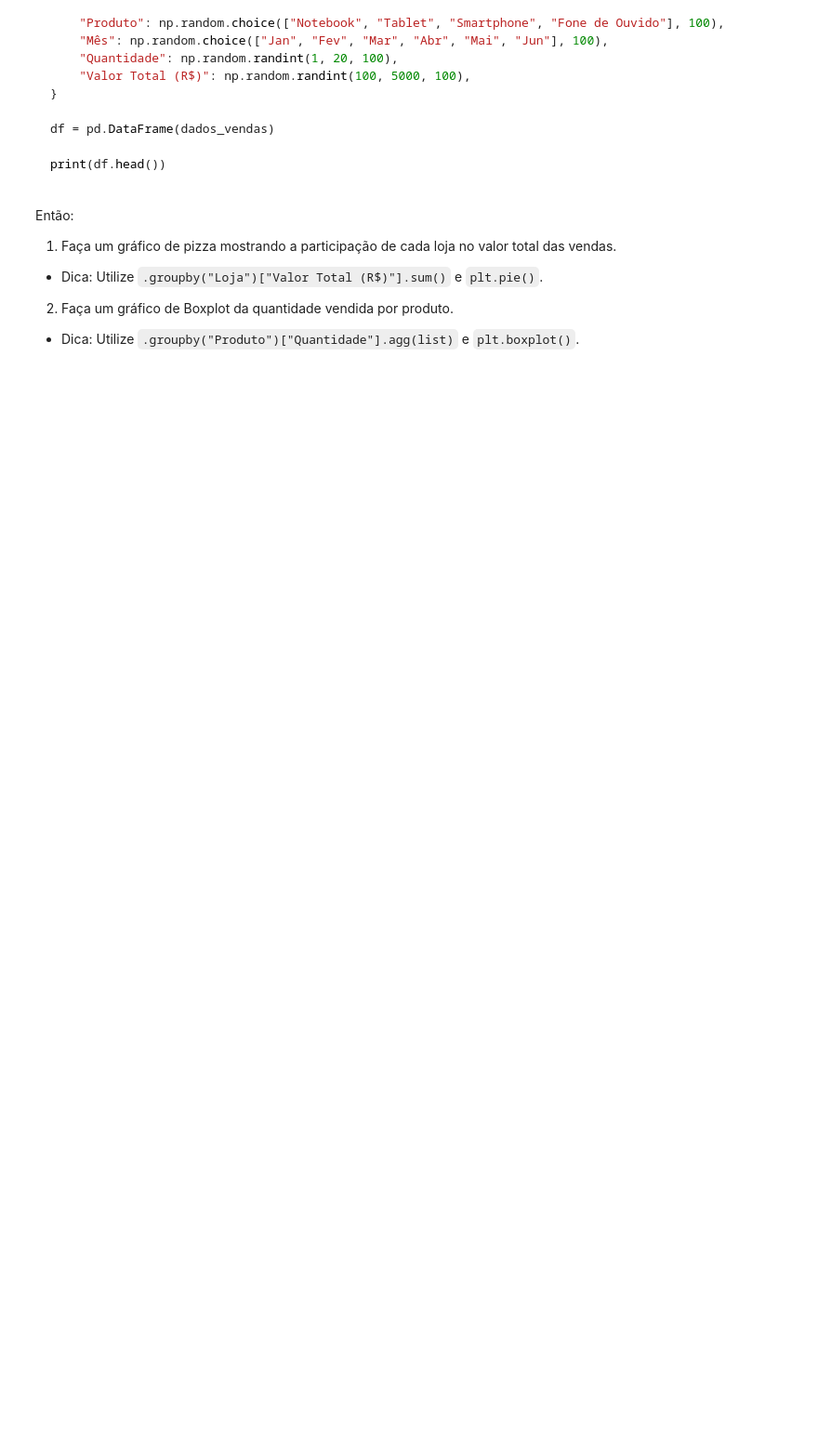
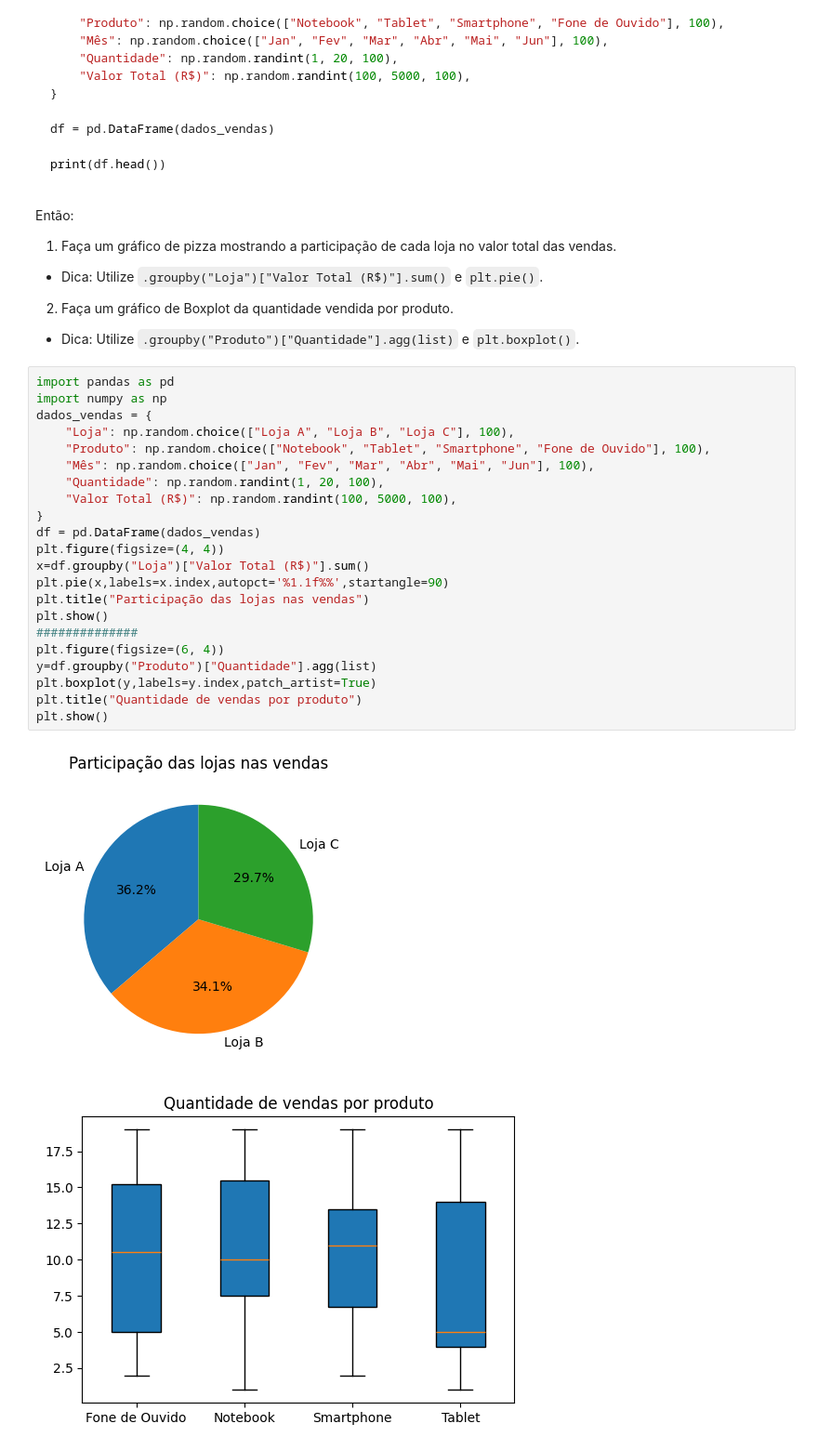
Before and after one commit to py241012525/CEE2, a Jupyter notebook: aulas.ipynb, the cells around one changed output. Shown: that part at 93% size. Saved outputs shown, nothing was run; the diff lists cells and outputs as text; blank space fills up the shorter version.

```diff
--- a/aulas.ipynb
+++ b/aulas.ipynb
@@ -4343,3 +4382,28 @@ Então:
 2. Faça um gráfico de Boxplot da quantidade vendida por produto.
 
   * Dica: Utilize `.groupby("Produto")["Quantidade"].agg(list)` e `plt.boxplot()`.
+# %%
+import pandas as pd
+import numpy as np
+dados_vendas = {
+    "Loja": np.random.choice(["Loja A", "Loja B", "Loja C"], 100),
+    "Produto": np.random.choice(["Notebook", "Tablet", "Smartphone", "Fone de Ouvido"], 100),
+    "Mês": np.random.choice(["Jan", "Fev", "Mar", "Abr", "Mai", "Jun"], 100),
+    "Quantidade": np.random.randint(1, 20, 100),
+    "Valor Total (R$)": np.random.randint(100, 5000, 100),
+}
+df = pd.DataFrame(dados_vendas)
+plt.figure(figsize=(4, 4))
+x=df.groupby("Loja")["Valor Total (R$)"].sum()
+plt.pie(x,labels=x.index,autopct='%1.1f%%',startangle=90)
+plt.title("Participação das lojas nas vendas")
+plt.show()
+##############
+plt.figure(figsize=(6, 4))
+y=df.groupby("Produto")["Quantidade"].agg(list)
+plt.boxplot(y,labels=y.index,patch_artist=True)
+plt.title("Quantidade de vendas por produto")
+plt.show()
+# %% [output]
+[figure, added]
+[figure, added]
```
Also changed, not shown: parts of 7 cells of this notebook.
